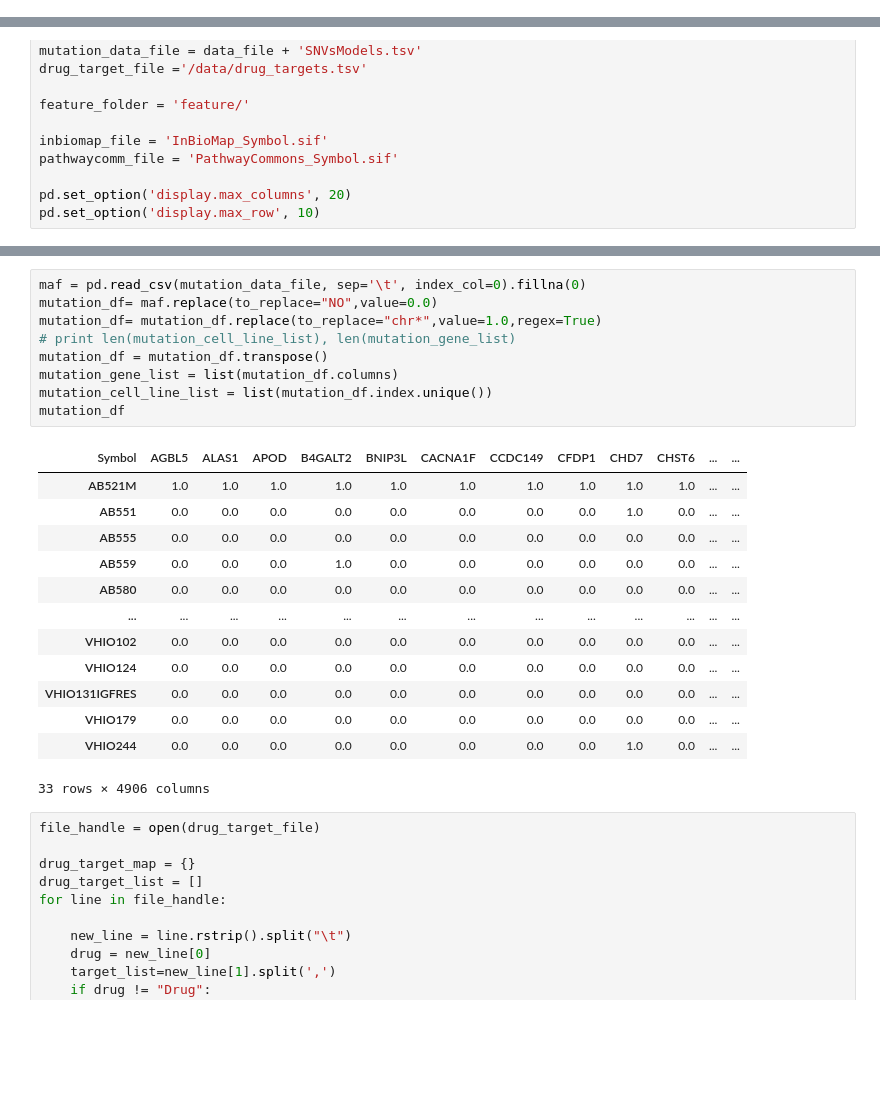
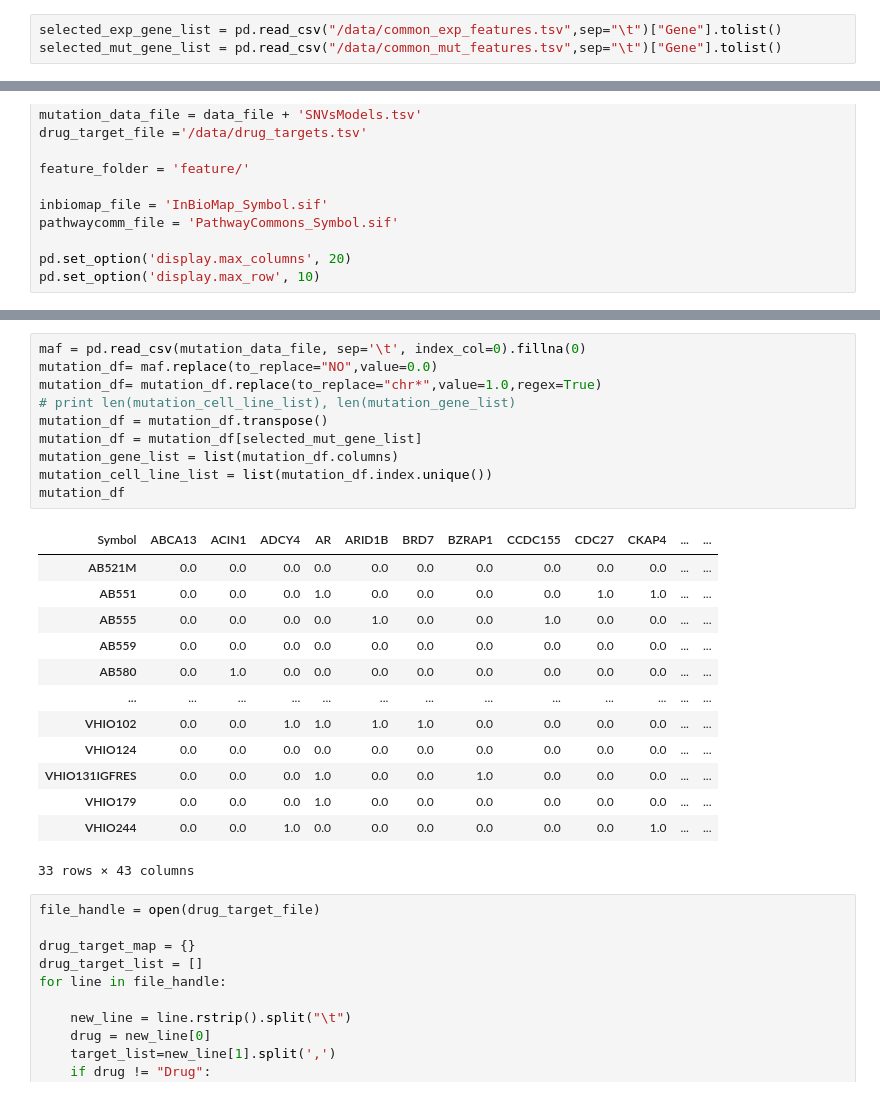
Before and after one commit to JDACS4C-IMPROVE/TCRP_data, a Jupyter notebook: code/process_PDTC.ipynb, the cells around one changed output, grey strips where cells are left out. Cells and saved outputs as stored; diff of their text form; blank space fills up the shorter version.

```diff
--- a/code/process_PDTC.ipynb
+++ b/code/process_PDTC.ipynb
@@ -23,3 +21,6 @@ import re
+# %%
+selected_exp_gene_list = pd.read_csv("/data/common_exp_features.tsv",sep="\t")["Gene"].tolist()
+selected_mut_gene_list = pd.read_csv("/data/common_mut_features.tsv",sep="\t")["Gene"].tolist()
 # %%
 def load_network(network_file_list, valid_gene_list):
 
@@ -129,26 +113,27 @@ exp_df
 # %%
 maf = pd.read_csv(mutation_data_file, sep='\t', index_col=0).fillna(0)
 mutation_df= maf.replace(to_replace="NO",value=0.0)
 mutation_df= mutation_df.replace(to_replace="chr*",value=1.0,regex=True)
 # print len(mutation_cell_line_list), len(mutation_gene_list)
 mutation_df = mutation_df.transpose()
+mutation_df = mutation_df[selected_mut_gene_list]
 mutation_gene_list = list(mutation_df.columns)
 mutation_cell_line_list = list(mutation_df.index.unique())
 mutation_df
 # %% [output]
-| Symbol | AGBL5 | ALAS1 | APOD | B4GALT2 | BNIP3L | CACNA1F | CCDC149 | CFDP1 | CHD7 | CHST6 | ... | ... |
-| AB521M | 1.0 | 1.0 | 1.0 | 1.0 | 1.0 | 1.0 | 1.0 | 1.0 | 1.0 | 1.0 | ... | ... |
-| AB551 | 0.0 | 0.0 | 0.0 | 0.0 | 0.0 | 0.0 | 0.0 | 0.0 | 1.0 | 0.0 | ... | ... |
-| AB555 | 0.0 | 0.0 | 0.0 | 0.0 | 0.0 | 0.0 | 0.0 | 0.0 | 0.0 | 0.0 | ... | ... |
-| AB559 | 0.0 | 0.0 | 0.0 | 1.0 | 0.0 | 0.0 | 0.0 | 0.0 | 0.0 | 0.0 | ... | ... |
-| AB580 | 0.0 | 0.0 | 0.0 | 0.0 | 0.0 | 0.0 | 0.0 | 0.0 | 0.0 | 0.0 | ... | ... |
+| Symbol | ABCA13 | ACIN1 | ADCY4 | AR | ARID1B | BRD7 | BZRAP1 | CCDC155 | CDC27 | CKAP4 | ... | ... |
+| AB521M | 0.0 | 0.0 | 0.0 | 0.0 | 0.0 | 0.0 | 0.0 | 0.0 | 0.0 | 0.0 | ... | ... |
+| AB551 | 0.0 | 0.0 | 0.0 | 1.0 | 0.0 | 0.0 | 0.0 | 0.0 | 1.0 | 1.0 | ... | ... |
+| AB555 | 0.0 | 0.0 | 0.0 | 0.0 | 1.0 | 0.0 | 0.0 | 1.0 | 0.0 | 0.0 | ... | ... |
+| AB559 | 0.0 | 0.0 | 0.0 | 0.0 | 0.0 | 0.0 | 0.0 | 0.0 | 0.0 | 0.0 | ... | ... |
+| AB580 | 0.0 | 1.0 | 0.0 | 0.0 | 0.0 | 0.0 | 0.0 | 0.0 | 0.0 | 0.0 | ... | ... |
 | ... | ... | ... | ... | ... | ... | ... | ... | ... | ... | ... | ... | ... |
-| VHIO102 | 0.0 | 0.0 | 0.0 | 0.0 | 0.0 | 0.0 | 0.0 | 0.0 | 0.0 | 0.0 | ... | ... |
+| VHIO102 | 0.0 | 0.0 | 1.0 | 1.0 | 1.0 | 1.0 | 0.0 | 0.0 | 0.0 | 0.0 | ... | ... |
 | VHIO124 | 0.0 | 0.0 | 0.0 | 0.0 | 0.0 | 0.0 | 0.0 | 0.0 | 0.0 | 0.0 | ... | ... |
-| VHIO131IGFRES | 0.0 | 0.0 | 0.0 | 0.0 | 0.0 | 0.0 | 0.0 | 0.0 | 0.0 | 0.0 | ... | ... |
-| VHIO179 | 0.0 | 0.0 | 0.0 | 0.0 | 0.0 | 0.0 | 0.0 | 0.0 | 0.0 | 0.0 | ... | ... |
-| VHIO244 | 0.0 | 0.0 | 0.0 | 0.0 | 0.0 | 0.0 | 0.0 | 0.0 | 1.0 | 0.0 | ... | ... |
+| VHIO131IGFRES | 0.0 | 0.0 | 0.0 | 1.0 | 0.0 | 0.0 | 1.0 | 0.0 | 0.0 | 0.0 | ... | ... |
+| VHIO179 | 0.0 | 0.0 | 0.0 | 1.0 | 0.0 | 0.0 | 0.0 | 0.0 | 0.0 | 0.0 | ... | ... |
+| VHIO244 | 0.0 | 0.0 | 1.0 | 0.0 | 0.0 | 0.0 | 0.0 | 0.0 | 0.0 | 1.0 | ... | ... |
-33 rows × 4906 columns
+33 rows × 43 columns
 # %%
 file_handle = open(drug_target_file)
 
```
Also changed, not shown: parts of 17 cells of this notebook, 3 other files.
